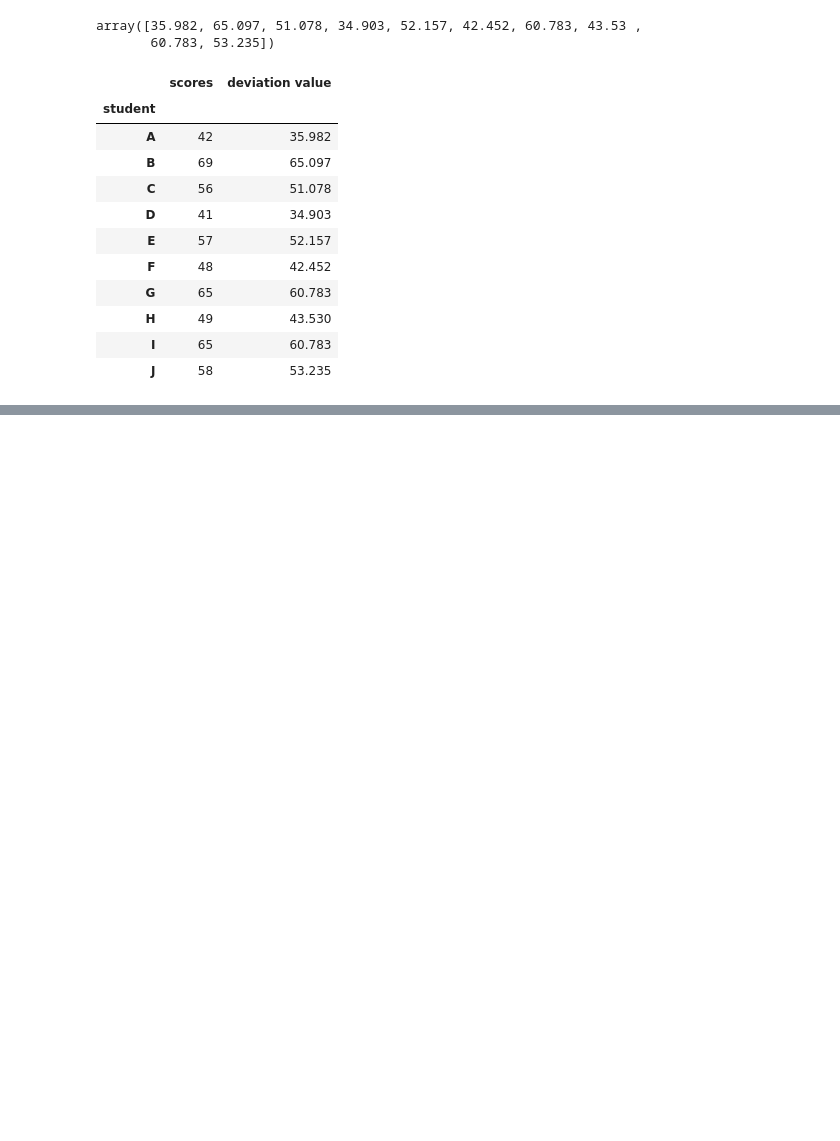
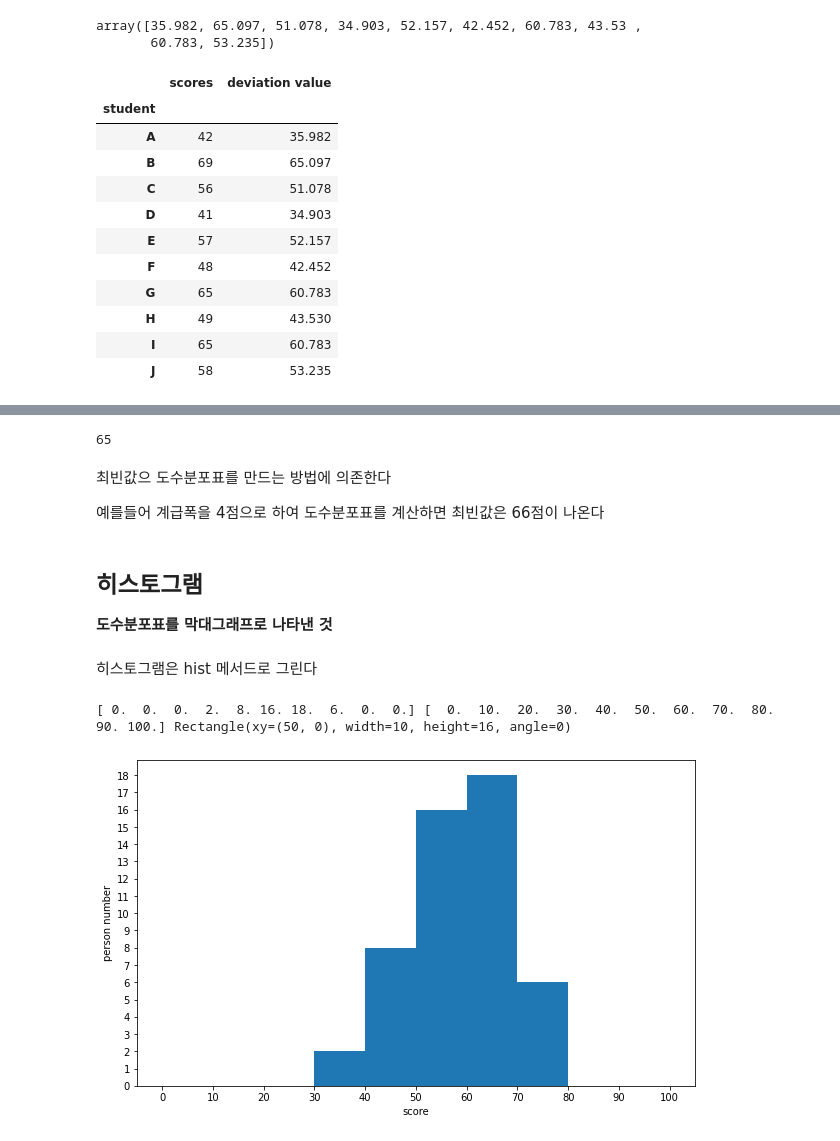
Before and after one commit to LyunJ/TIL, a Jupyter notebook: statistic/2_1차원_데이터.ipynb, the cells around one changed output, grey strips where cells are left out. Drawn from its saved outputs; the diff is of its cells as text; code cells hidden in the pictures; blank space fills up the shorter version.

```diff
--- a/statistic/2_1차원_데이터.ipynb
+++ b/statistic/2_1차원_데이터.ipynb
@@ -224,0 +231,4 @@ scores_df
+# %%
+english_scores = np.array(df['english'])
+
+pd.Series(english_scores).describe()
@@ -224,0 +334,11 @@ scores_df
+# %%
+freq_dist_df.loc[freq_dist_df['frequency'].idxmax(),'class value']
+# %% [output]
+65
+# %% [markdown]
+최빈값으 도수분포표를 만드는 방법에 의존한다
+
+예를들어 계급폭을 4점으로 하여 도수분포표를 계산하면 최빈값은 66점이 나온다
+# %% [markdown]
+## 히스토그램
+**도수분포표를 막대그래프로 나타낸 것**
@@ -224,0 +349,29 @@ scores_df
+# %% [markdown]
+히스토그램은 hist 메서드로 그린다
+# %%
+# 캔버스를 생성
+# figsize(가로,세로) 2차원 평면의 크기 설정
+fig = plt.figure(figsize=(10,6))
+# 캔버스 위에 그래프를 그리기 위한 영역을 지정
+#인수는 영역을 1*1개 지정, 하나의 영역에 그린다는 것을 의미
+ax = fig.add_subplot(111)
+
+# 계급수를 10으로 하여 히스토그램을 그림
+# freq : 구간별 도수 정보
+# bins : 계급 리스트
+# patches : 그래프의 모양(type : BarContainer)
+freq,bins,patches = ax.hist(english_scores, bins=10, range=(0,100))
+print(freq,bins,patches[5])
+# X축에 레이블 부여
+ax.set_xlabel('score')
+# Y축에 레이블 부여
+ax.set_ylabel('person number')
+# X축을 0,10,20,...,100 눈금으로 구분
+ax.set_xticks(np.linspace(0,100,10+1))
+# Y축을 0,1,2...의 눈금으로 구분
+ax.set_yticks(np.arange(0,freq.max()+1))
+# 그래프 표시
+plt.show()
+# %% [output]
+[ 0.  0.  0.  2.  8. 16. 18.  6.  0.  0.] [  0.  10.  20.  30.  40.  50.  60.  70.  80.  90. 100.] Rectangle(xy=(50, 0), width=10, height=16, angle=0)
+[figure, added]
```
Also changed, not shown: parts of 24 cells of this notebook, 1 other file.
